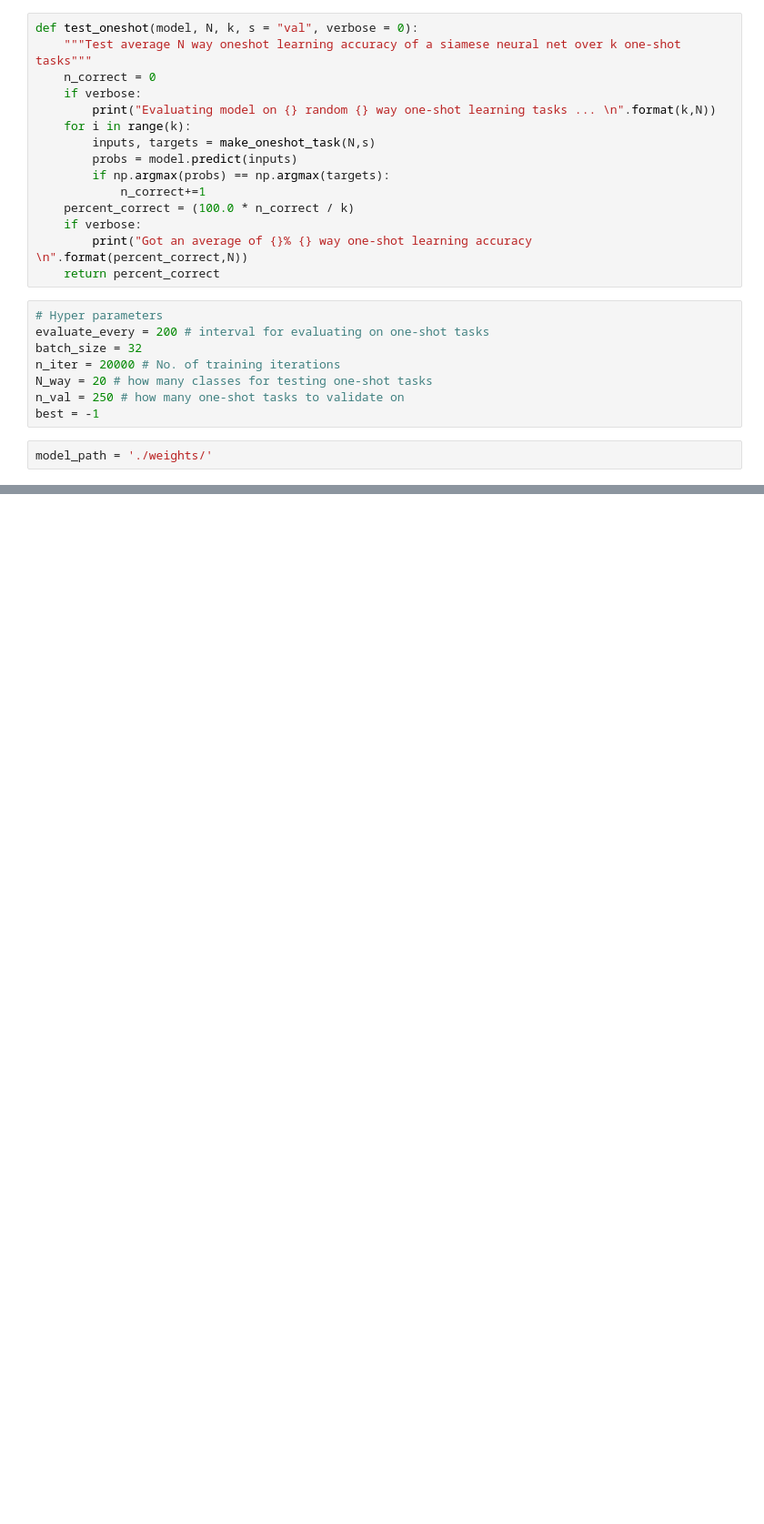
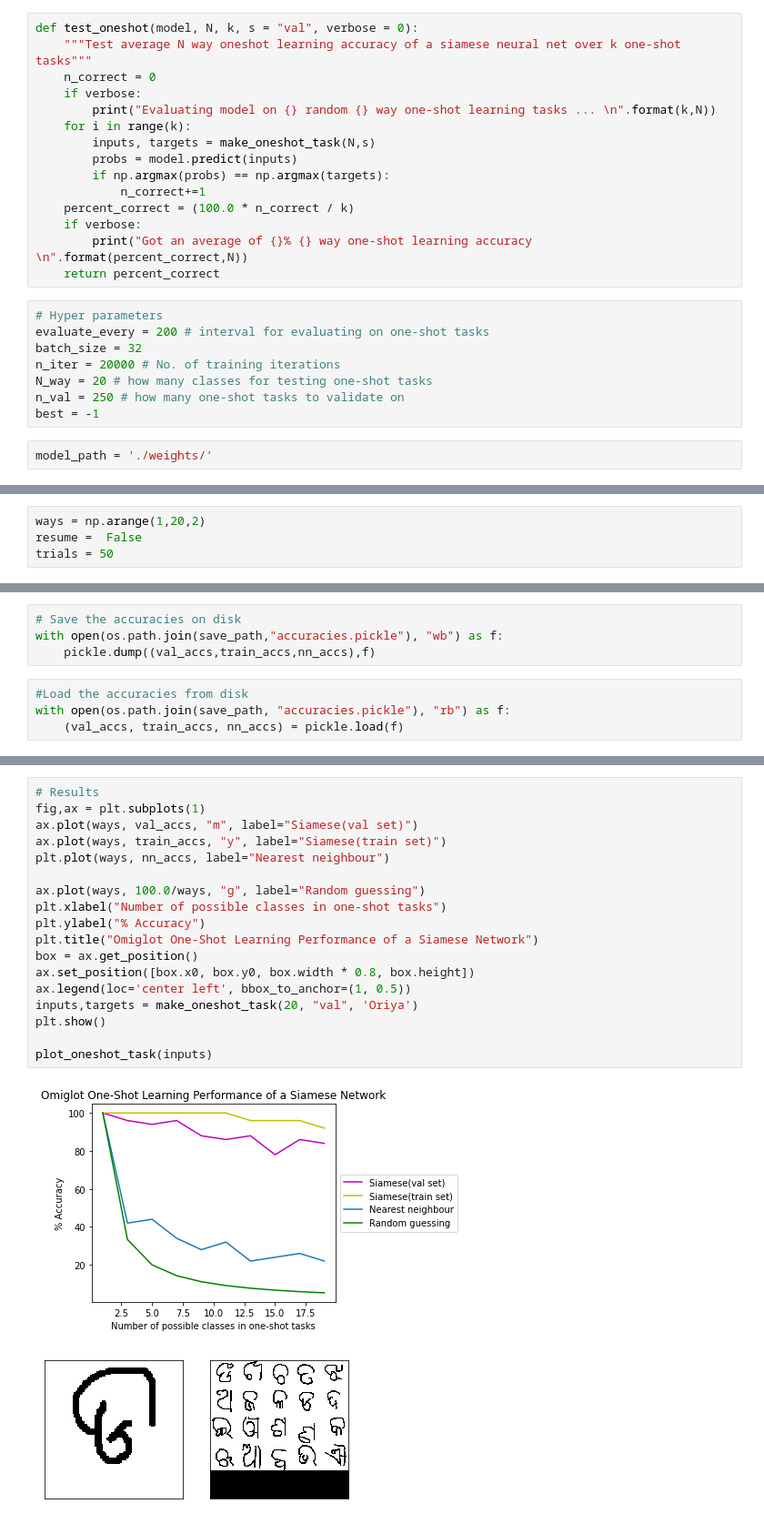
Before and after one commit to nassersaazi/Audio-Keyword-Spotting-Project, a Jupyter notebook: finalyr_v1.ipynb, the cells around one changed output, grey strips where cells are left out. Shown: that part at 91% size. Saved outputs shown, nothing was run; the diff lists cells and outputs as text; blank space fills up the shorter version.

```diff
--- a/finalyr_v1.ipynb
+++ b/finalyr_v1.ipynb
@@ -705,0 +716,4 @@ Got an average of 68.4% 20 way one-shot learning accuracy
+# %%
+ways = np.arange(1,20,2)
+resume =  False
+trials = 50
@@ -705,0 +747,8 @@ Got an average of 68.4% 20 way one-shot learning accuracy
+# %%
+# Save the accuracies on disk
+with open(os.path.join(save_path,"accuracies.pickle"), "wb") as f:
+    pickle.dump((val_accs,train_accs,nn_accs),f)
+# %%
+#Load the accuracies from disk
+with open(os.path.join(save_path, "accuracies.pickle"), "rb") as f:
+    (val_accs, train_accs, nn_accs) = pickle.load(f)
@@ -705,0 +790,21 @@ Got an average of 68.4% 20 way one-shot learning accuracy
+# %%
+# Results
+fig,ax = plt.subplots(1)
+ax.plot(ways, val_accs, "m", label="Siamese(val set)")
+ax.plot(ways, train_accs, "y", label="Siamese(train set)")
+plt.plot(ways, nn_accs, label="Nearest neighbour")
+
+ax.plot(ways, 100.0/ways, "g", label="Random guessing")
+plt.xlabel("Number of possible classes in one-shot tasks")
+plt.ylabel("% Accuracy")
+plt.title("Omiglot One-Shot Learning Performance of a Siamese Network")
+box = ax.get_position()
+ax.set_position([box.x0, box.y0, box.width * 0.8, box.height])
+ax.legend(loc='center left', bbox_to_anchor=(1, 0.5))
+inputs,targets = make_oneshot_task(20, "val", 'Oriya')
+plt.show()
+
+plot_oneshot_task(inputs)
+# %% [output]
+[figure, added]
+[figure, added]
```
Also changed, not shown: parts of 18 cells of this notebook.
